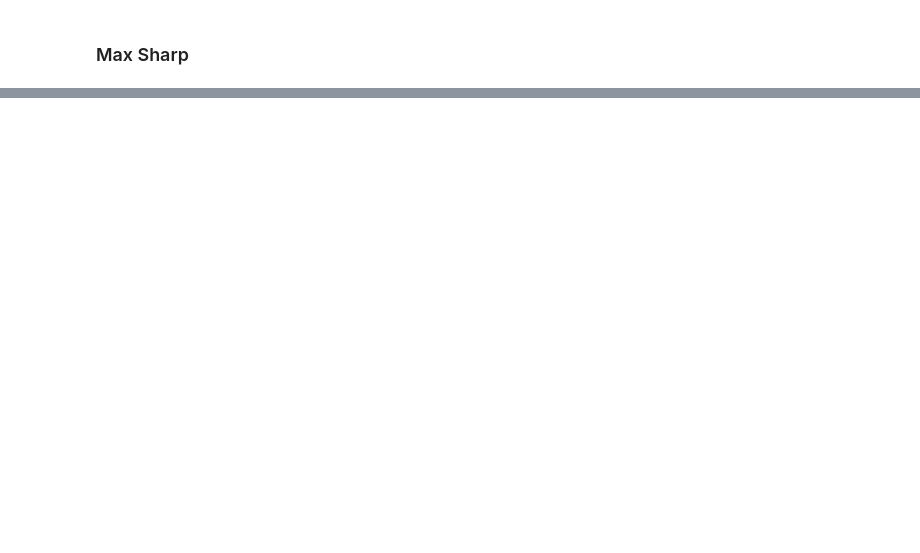
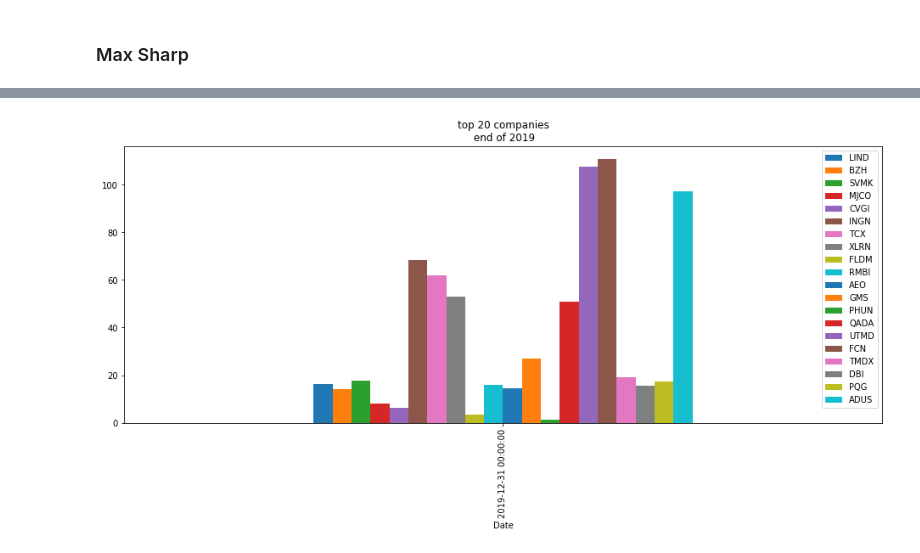
Before and after one commit to Berkat0789/Portfolio, a Jupyter notebook: Finance/Russell 2000 daily Analysis - Dips and Spikes/Russell 2000 2020 analysis -> fetching Dips, Spikes, Penny Stocks.ipynb, the cells around one changed output, grey strips where cells are left out. Saved outputs shown, nothing was run; the diff lists cells and outputs as text; code cells hidden in the pictures; blank space fills up the shorter version.

```diff
--- a/Finance/Russell 2000 daily Analysis - Dips and Spikes/Russell 2000 2020 analysis -> fetching Dips, Spikes, Penny Stocks.ipynb
+++ b/Finance/Russell 2000 daily Analysis - Dips and Spikes/Russell 2000 2020 analysis -> fetching Dips, Spikes, Penny Stocks.ipynb
@@ -305,0 +453,6 @@ plt.scatter(all_vol, all_returns)
+# %%
+top_20_weighted_companies[-1:].plot(kind = "bar", figsize = (16,6))
+plt.title("top 20 companies\n end of 2019")
+plt.savefig("resources/top_20_portfolio_end0f_19.png")
+# %% [output]
+[figure, added]
```
Also changed, not shown: parts of 50 cells of this notebook, 17 other files.
